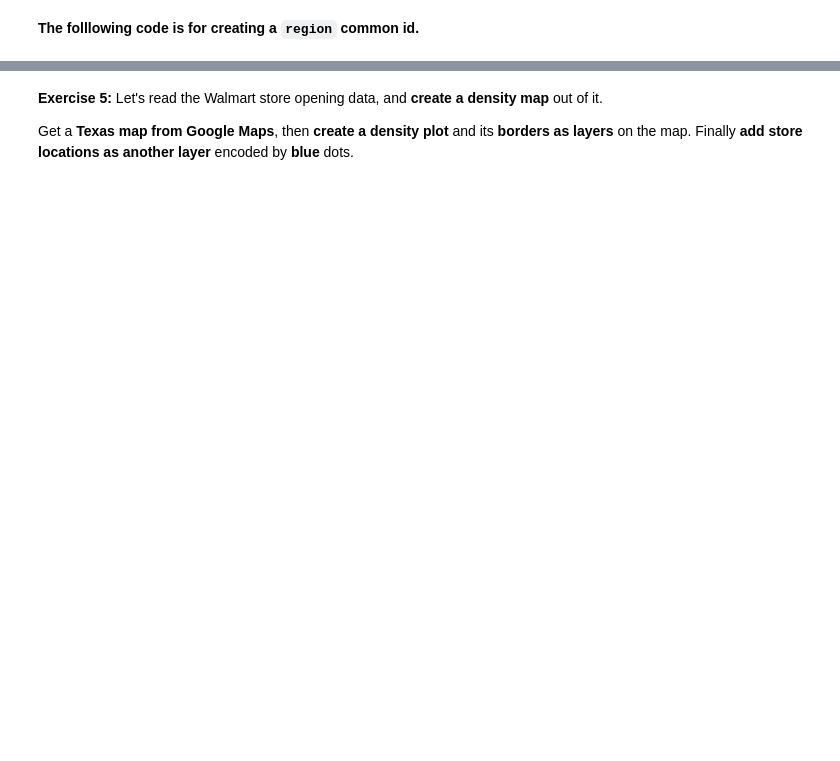
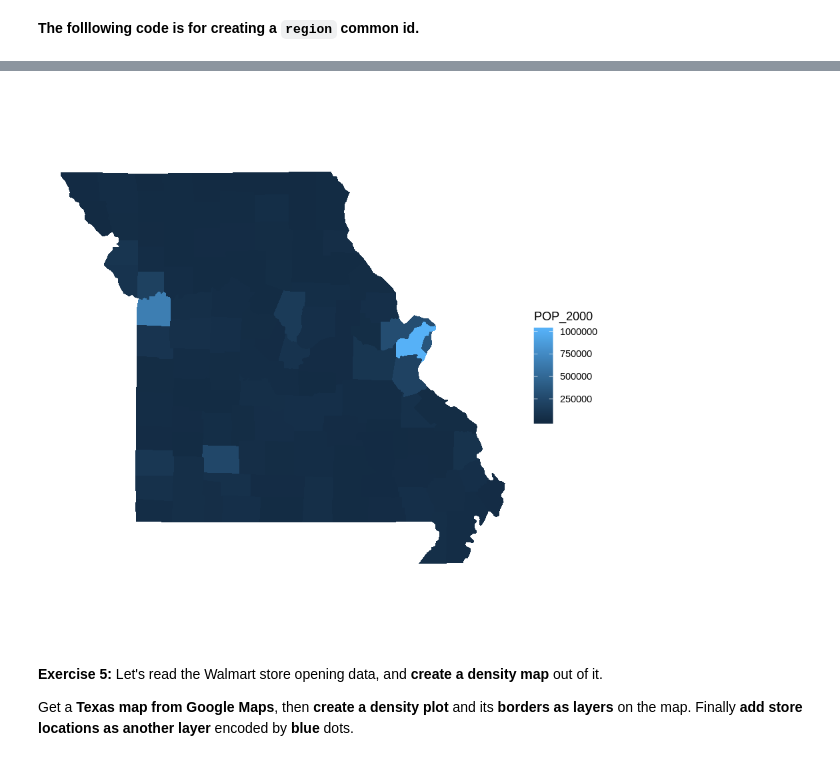
Before and after one commit to BlakeBigG/Big_Data_Visualization_MS, a Jupyter notebook: modules/module6/exercises/L6_Exercise.ipynb, the cells around one changed output, grey strips where cells are left out. Saved outputs shown, nothing was run; the diff lists cells and outputs as text; code cells hidden in the pictures; blank space fills up the shorter version.

```diff
--- a/modules/module6/exercises/L6_Exercise.ipynb
+++ b/modules/module6/exercises/L6_Exercise.ipynb
@@ -129,17 +255,19 @@ head(moco)
 # %%
 
 # Now define the filling attribute with your data frame
-ggplot(<- YOUR CODE HERE ->) +
+ggplot(data=moco, aes(fill=POP_2000)) +
 
 # and define your map with the common id
-geom_map(<- YOUR CODE HERE ->)+
+geom_map(map=mo_map, aes(map_id=region))+
 
 # mapping stuff
 expand_limits(x = mo_map$long, y = mo_map$lat) +
 
 coord_map() +
 
 theme_void()
+# %% [output]
+[figure, added]
 # %% [markdown]
 **Exercise 5:** Let's read the Walmart store opening data, and **create a density map** out of it.
 
```
Also changed, not shown: parts of 17 cells of this notebook, 5 other files.
